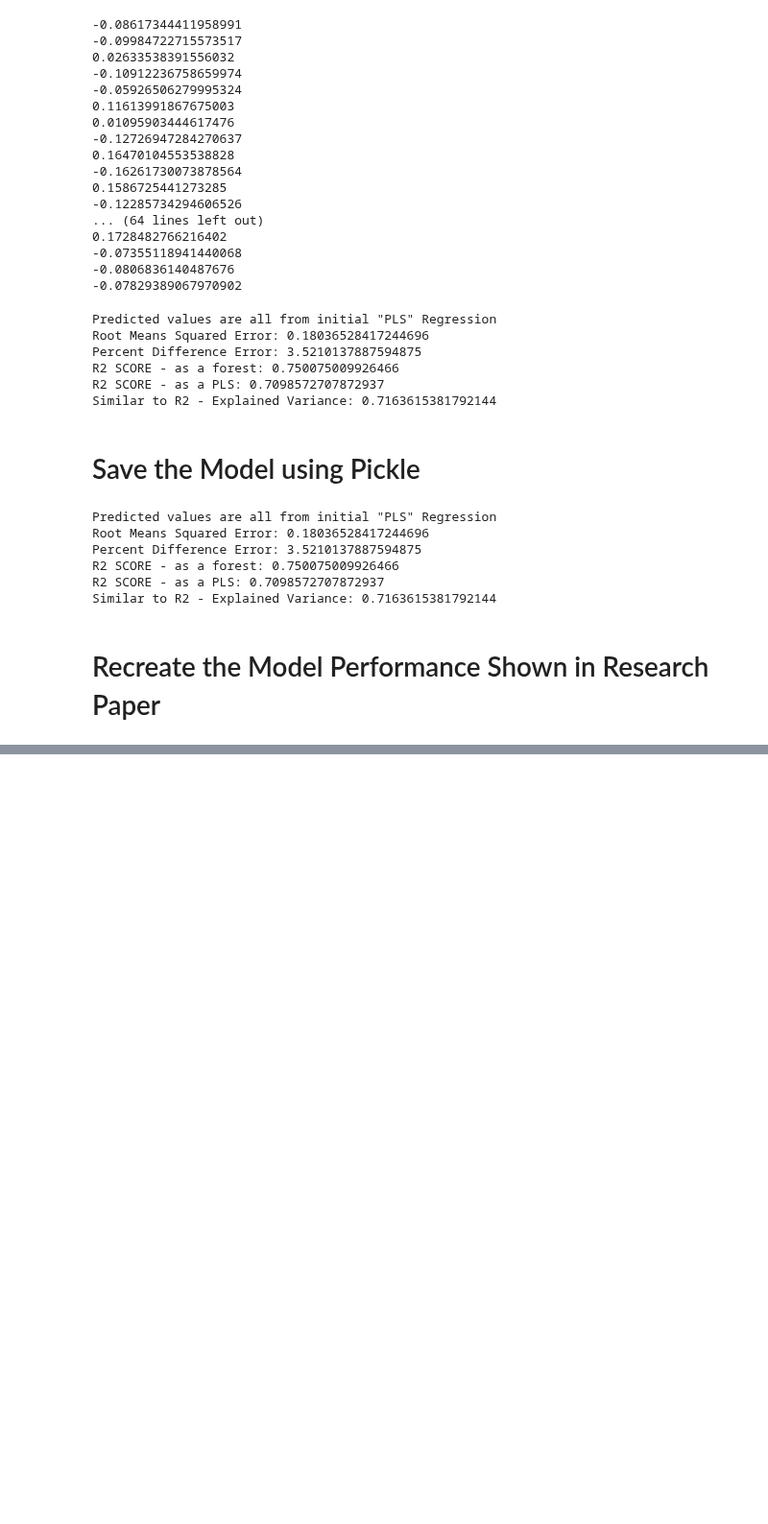
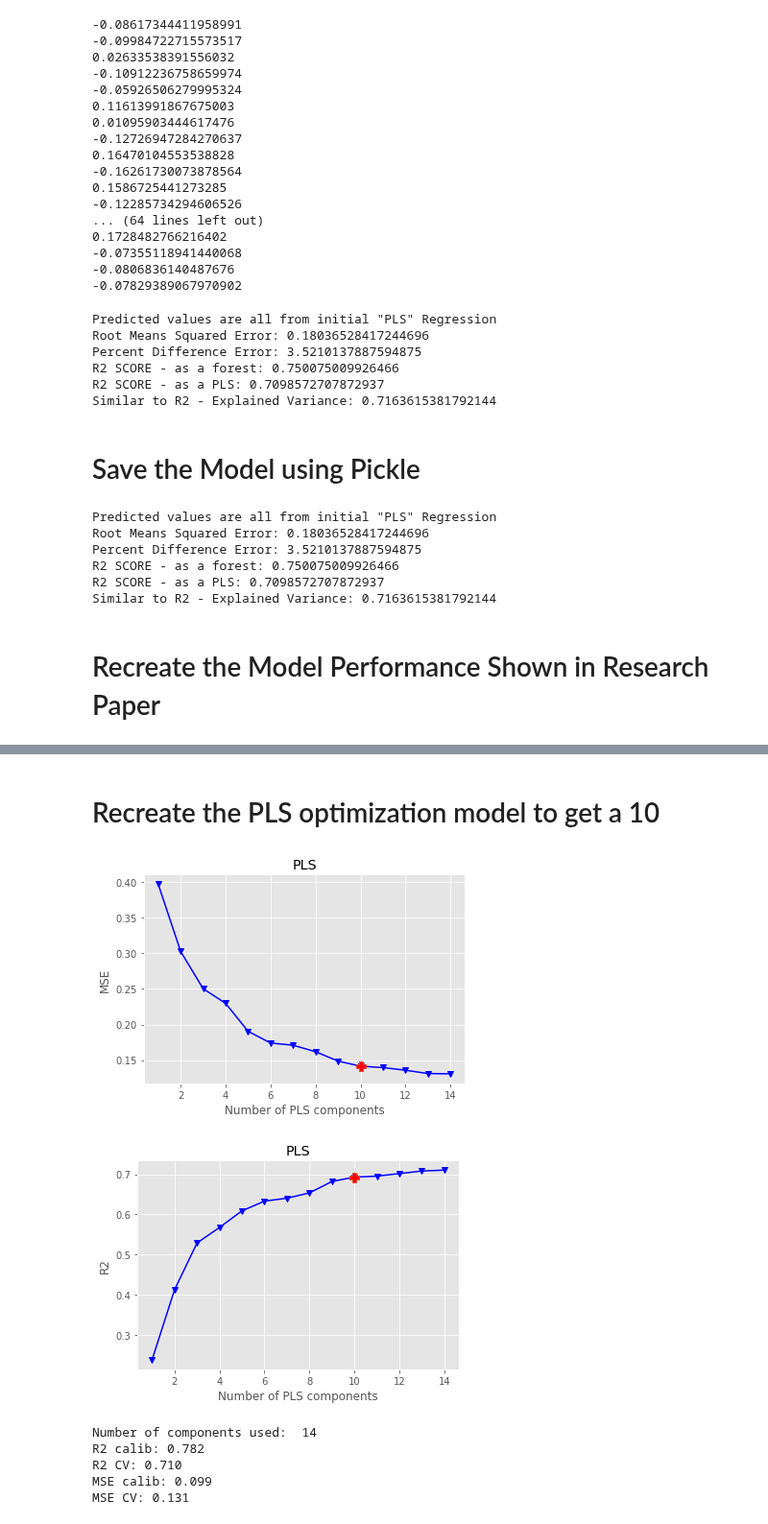
Before and after one commit to tessaSlice/Gene-Regression-Analysis, a Jupyter notebook: DataInterpretation.ipynb, the cells around one changed output, grey strips where cells are left out. Shown at 96% size. Saved outputs shown, nothing was run; the diff lists cells and outputs as text; code cells hidden in the pictures; blank space fills up the shorter version.

```diff
--- a/DataInterpretation.ipynb
+++ b/DataInterpretation.ipynb
@@ -745,7 +744,7 @@ plot_metrics(r2s, 'R2', 'max')
 # %%
 x_data = x_train.to_numpy().tolist() + x_test.to_numpy().tolist()
 y_data = y_train.to_numpy().tolist() + y_test.to_numpy().tolist()
-y_cv, r2, mse = optimise_pls_cv(x_data, y_data, 21) #21 depends on what the points of the previous code block show. Just grabbing the optimal values from the graph that it determined
+y_cv, r2, mse = optimise_pls_cv(x_data, y_data, 19) #21 depends on what the points of the previous code block show. Just grabbing the optimal values from the graph that it determined
 print(r2)
 print(mse)
 # %% [output]
@@ -1055,6 +1054,7 @@ Similar to R2 - Explained Variance: 0.7163615381792144
 import random
 import pandas as pd
 import math
+import pickle
 
 done = False
 
@@ -1102,18 +1102,15 @@ while (done == False):
     pls2.fit(x_train, y_train)
     pls2_y_pred_v2 = pls2.predict(x_test)
 
-    percentError = PDE(pls2_y_pred_v2, y_test.to_numpy()) #has to have 3.9
     R2_1 = R2_SCORE(pls2_y_pred_v2, y_test, 'FOREST') #need to have value of .73
-    rPercentError = round_half_up(percentError, 1)
-    rR2 = round_half_up(R2_1, 3)
-    print (rPercentError)
+    rR2 = round_half_up(R2_1, 4)
     print(rR2)
-    if (rPercentError == 3.9 and rR2 >= .73 and rR2 < .74):
+    if (rR2 >= .732 and rR2 < .7325):
         done = True
 
 # save the file now!
-# filename = 'ABSTRACT_PLS_MODEL_V2.sav'
-filename = 'ABSTRACT_PLS_MODEL.sav'
+filename = 'ABSTRACT_PLS_MODEL_V2.sav'
+# filename = 'ABSTRACT_PLS_MODEL.sav'
 pickle.dump(pls2, open(filename, 'wb'))
 
 # loading the file
@@ -1158,0 +1156,49 @@ Similar to R2 - Explained Variance: 0.7199763300094555
+# %% [markdown]
+# Recreate the PLS optimization model to get a 10
+# %%
+# test with 30 components
+import numpy as np
+r2s = []
+mses = []
+x, y = y_train.shape
+xticks = np.arange(1, 15)
+for n_comp in xticks:
+    y_cv, r2, mse = optimise_pls_cv(x_train, y_train, n_comp)
+    r2s.append(r2)
+    mses.append(mse)
+
+plot_metrics(mses, 'MSE', 'min')
+plot_metrics(r2s, 'R2', 'max')
+
+msemin = np.argmin(mses) #finds the minimum number of the MSE -- NOTE: THERE'S A DIFFERENCE BETWEEN mse AND mses
+
+print("Number of components used: ", msemin+1) #needs to be 10!!!
+pls_optimal = PLSRegression(n_components=msemin+1)
+
+# fit entire dataset
+pls_optimal.fit(x_train, y_train)
+y_c = pls_optimal.predict(x_train)
+
+# cross validation
+y_cv_optimal = cross_val_predict(pls_optimal, x_train, y_train, cv = 10)
+
+# calculate scores for calibration and cross-validation
+score_c = r2_score(y_train, y_c)
+score_cv_optimal = r2_score(y_train, y_cv_optimal)
+
+# Calculate mean squared error for calibration and cross validation
+mse_c = mean_squared_error(y_train, y_c)
+mse_cv = mean_squared_error(y_train, y_cv_optimal)
+
+print('R2 calib: %5.3f'  % score_c)
+print('R2 CV: %5.3f'  % score_cv_optimal)
+print('MSE calib: %5.3f' % mse_c)
+print('MSE CV: %5.3f' % mse_cv)
+# %% [output]
+[figure, added]
+[figure, added]
+Number of components used:  14
+R2 calib: 0.782
+R2 CV: 0.710
+MSE calib: 0.099
+MSE CV: 0.131
```
Also changed, not shown: parts of 12 cells of this notebook, 2 other files.
